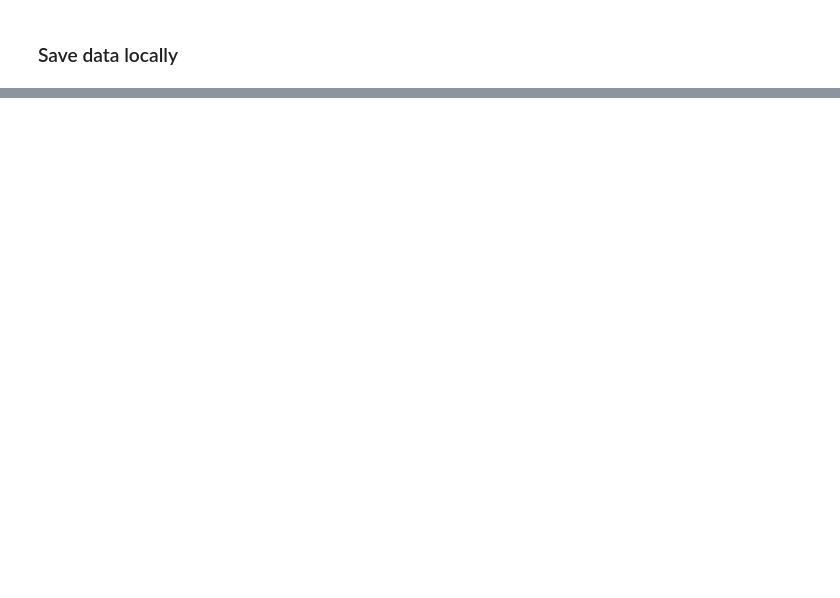
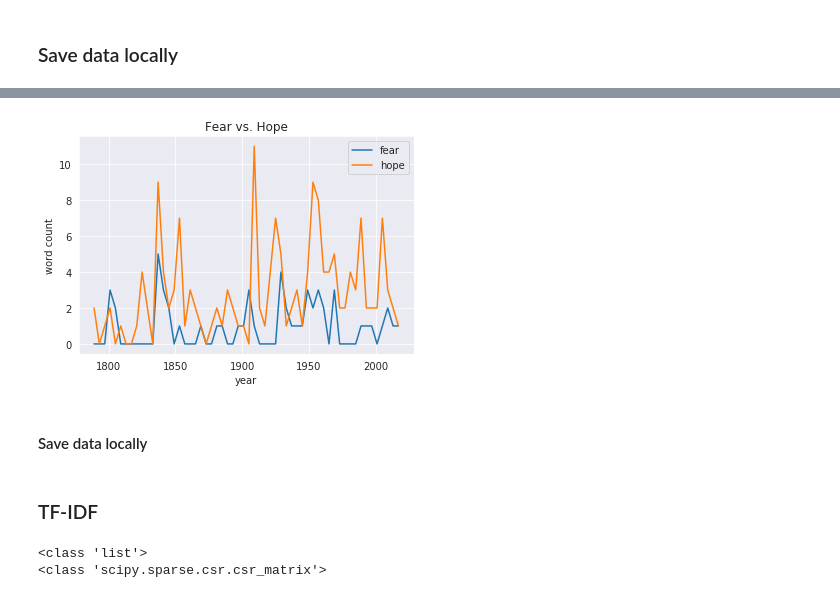
Before and after one commit to aarondelgiudice/thinkful, a Jupyter notebook: unit_4/capstone/4_5a_preprocessing.ipynb, the cells around one changed output, grey strips where cells are left out. Cells and saved outputs as stored; diff of their text form; code cells hidden in the pictures; blank space fills up the shorter version.

```diff
--- a/unit_4/capstone/4_5a_preprocessing.ipynb
+++ b/unit_4/capstone/4_5a_preprocessing.ipynb
@@ -787 +816,12 @@ files.download(filename+".csv")
+# %%
+sns.lineplot(x=df_prez['year'], y=word_counts['fear'].astype(int), label='fear')
+sns.lineplot(x=df_prez['year'], y=word_counts['hope'].astype(int), label='hope')
+plt.ylabel('word count')
+plt.legend()
+plt.title('Fear vs. Hope')
+plt.show();
+# %% [output]
+[figure, added]
+# %% [markdown]
+#### Save data locally
 # %%
@@ -789,0 +832,26 @@ files.download(filename+"_all_words.csv")
+# %% [markdown]
+### TF-IDF
+# %%
+# Create vectorizer model in order to get tf-idf for each sentence
+from sklearn.feature_extraction.text import TfidfVectorizer
+vectorizer = TfidfVectorizer(
+    max_df=0.5, # drop words that occur in more than half the paragraphs
+    min_df=2, # only use words that appear at least twice
+    stop_words='english',
+    lowercase=False,
+    use_idf=True,# use inverse document frequencies in our weighting
+    norm=u'l2', # Applies correction factor so long paragraphs and short paragraphs are equally weighted
+    smooth_idf=True # Prevents divide-by-zero errors
+    )
+
+# Convert (text_sentence) from spacy object to string
+text_list = word_counts['text_nostops'].astype(str)
+text_list = [text.replace('PRON', "") for text in text_list]
+print(type(text_list))
+
+# Pass pandas series to our vectorizer model
+text_tfidf = vectorizer.fit_transform(text_list)
+print(type(text_tfidf))
+# %% [output]
+<class 'list'>
+<class 'scipy.sparse.csr.csr_matrix'>
```
Also changed, not shown: parts of 18 cells of this notebook.
